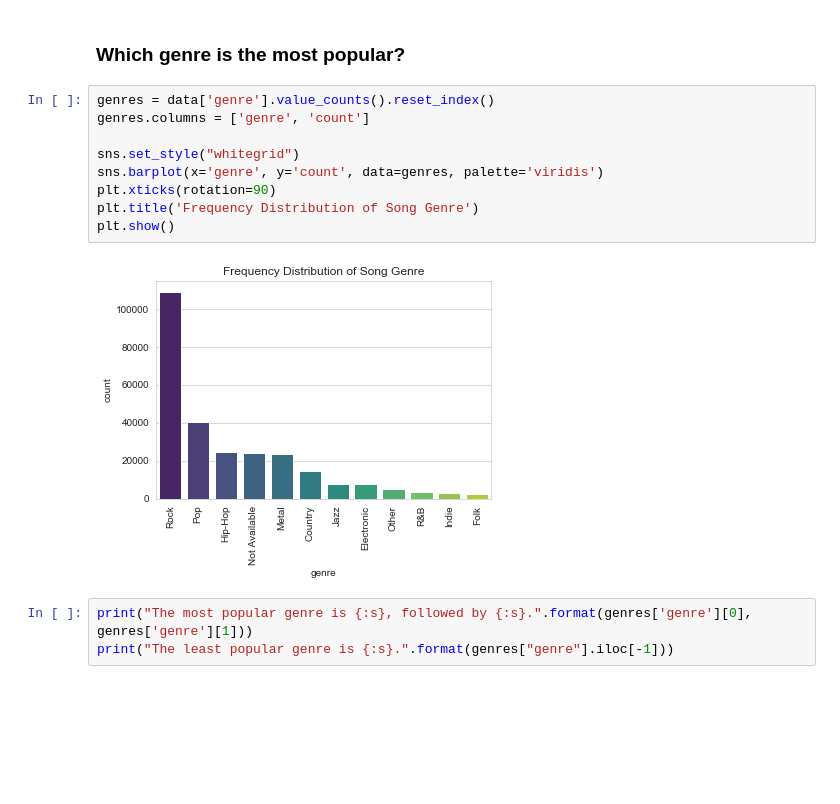
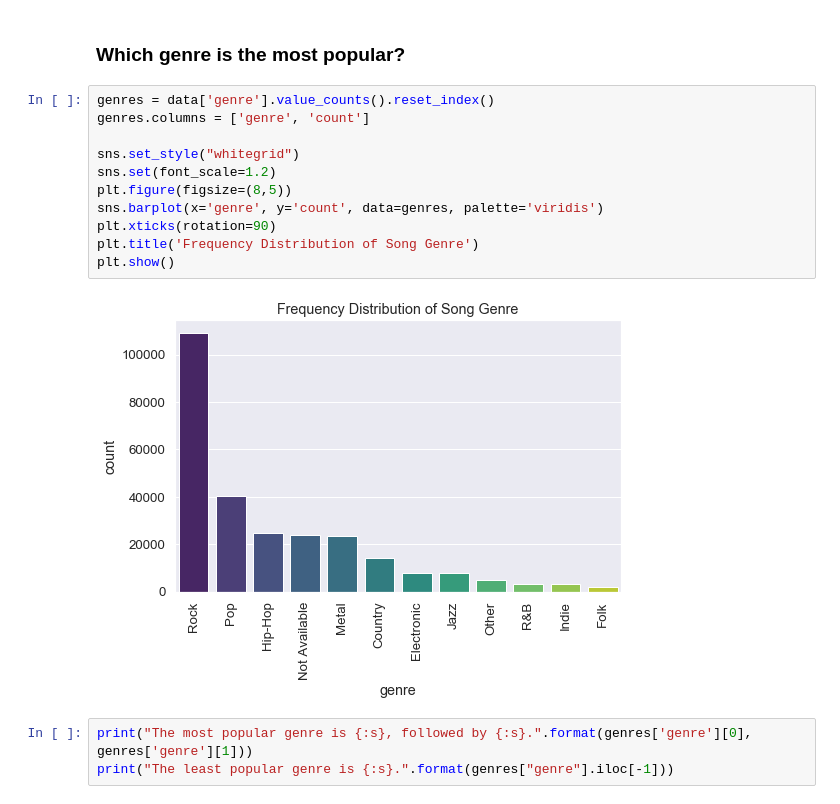
Before and after one commit to topspinj/NLPlyrics, a Jupyter notebook: lyrics-preprocess.ipynb, the cells around one changed output. Drawn from its saved outputs; the diff is of its cells as text; blank space fills up the shorter version.

```diff
--- a/lyrics-preprocess.ipynb
+++ b/lyrics-preprocess.ipynb
@@ -55,14 +55,16 @@ There were 496 duplicates that were removed.
 # %%
 genres = data['genre'].value_counts().reset_index()
 genres.columns = ['genre', 'count']
 
 sns.set_style("whitegrid")
+sns.set(font_scale=1.2)
+plt.figure(figsize=(8,5))
 sns.barplot(x='genre', y='count', data=genres, palette='viridis')
 plt.xticks(rotation=90)
 plt.title('Frequency Distribution of Song Genre')
 plt.show()
 # %% [output]
-[figure, old version]
+[figure, new version]
 # %%
 print("The most popular genre is {:s}, followed by {:s}.".format(genres['genre'][0], genres['genre'][1]))
 print("The least popular genre is {:s}.".format(genres["genre"].iloc[-1]))
```
Also changed, not shown: parts of 19 cells of this notebook.
